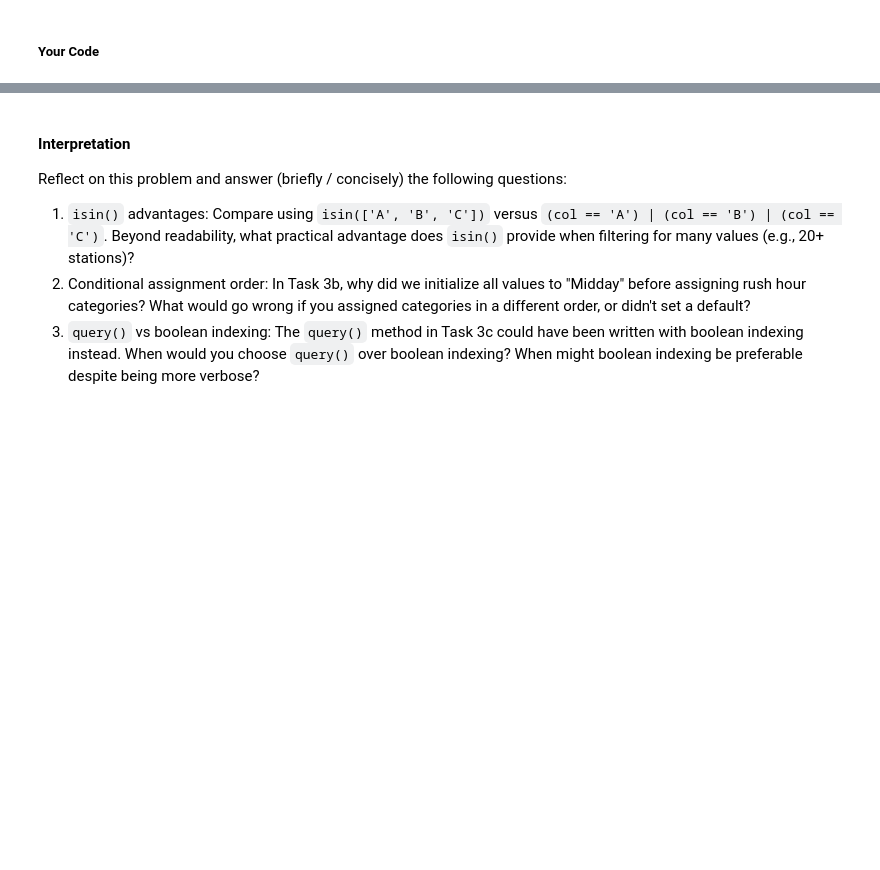
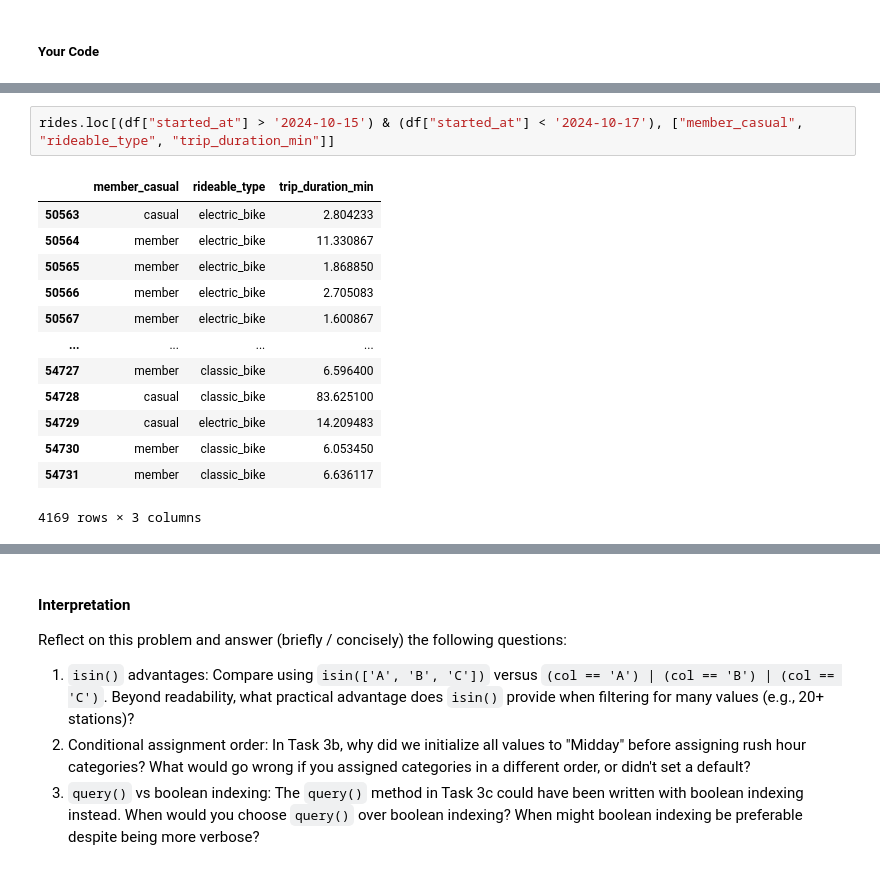
Before and after one commit to mattressdog/py4eda-work, a Jupyter notebook: homework/hw3b_MTR.ipynb, the cells around one changed output, grey strips where cells are left out. Saved outputs shown, nothing was run; the diff lists cells and outputs as text; blank space fills up the shorter version.

```diff
--- a/homework/hw3b_MTR.ipynb
+++ b/homework/hw3b_MTR.ipynb
@@ -728,0 +741,16 @@ Note: When using `iloc[]`, remember it's position-based (0-indexed). When using
+# %%
+rides.loc[(df["started_at"] > '2024-10-15') & (df["started_at"] < '2024-10-17'), ["member_casual", "rideable_type", "trip_duration_min"]]
+# %% [output]
+|  | member_casual | rideable_type | trip_duration_min |
+| 50563 | casual | electric_bike | 2.804233 |
+| 50564 | member | electric_bike | 11.330867 |
+| 50565 | member | electric_bike | 1.868850 |
+| 50566 | member | electric_bike | 2.705083 |
+| 50567 | member | electric_bike | 1.600867 |
+| ... | ... | ... | ... |
+| 54727 | member | classic_bike | 6.596400 |
+| 54728 | casual | classic_bike | 83.625100 |
+| 54729 | casual | electric_bike | 14.209483 |
+| 54730 | member | classic_bike | 6.053450 |
+| 54731 | member | classic_bike | 6.636117 |
+4169 rows × 3 columns
```
Also changed, not shown: parts of 2 cells of this notebook.
